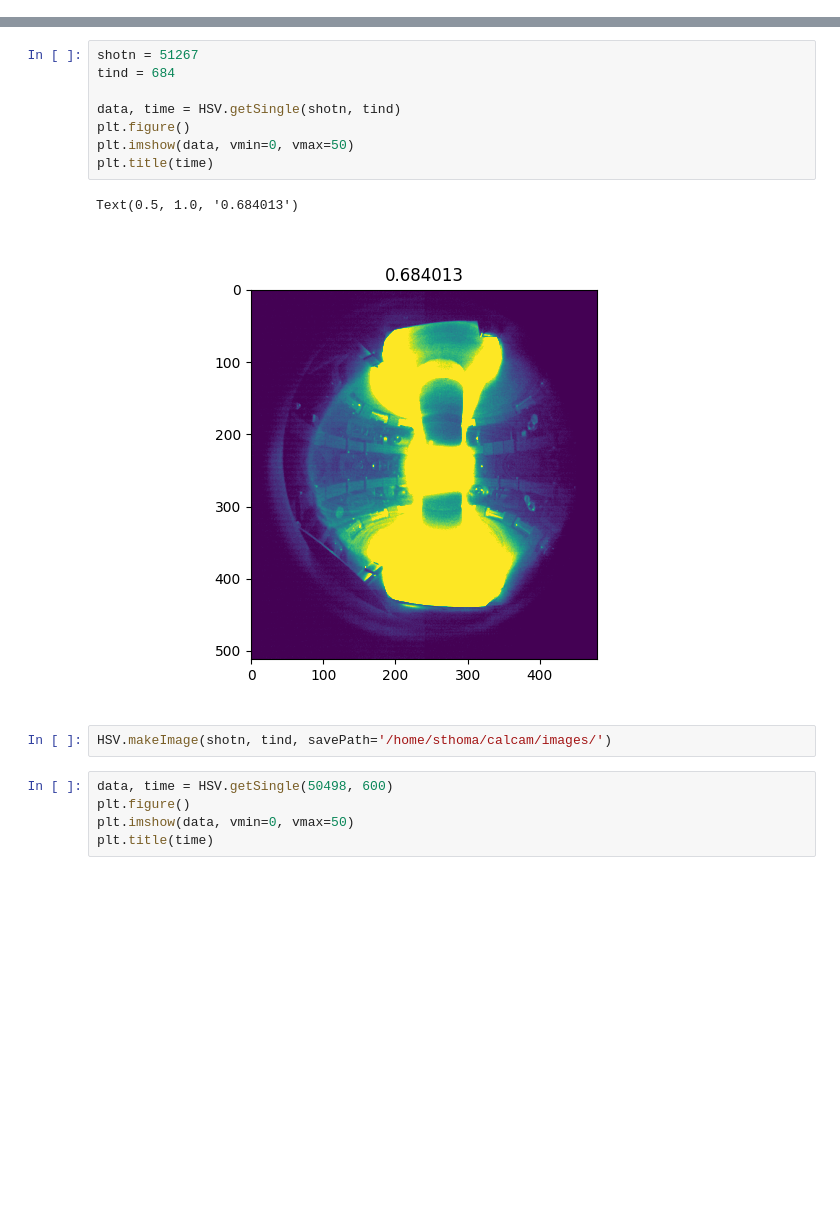
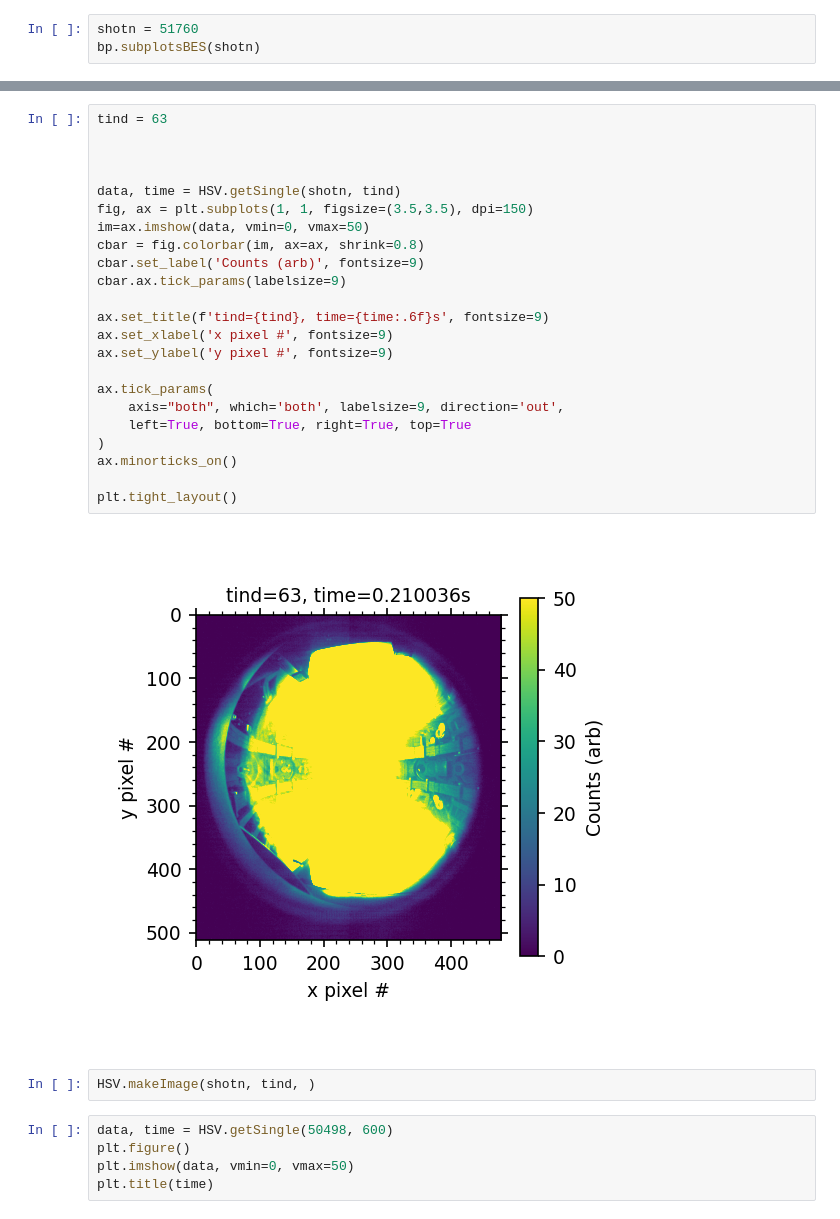
Before and after one commit to JamieDunsmore7/tokamak_inversion_routines, a Jupyter notebook: mastu/Calibration/CalcamImageMaking.ipynb, the cells around one changed output, grey strips where cells are left out. Cells and saved outputs as stored; diff of their text form; blank space fills up the shorter version.

```diff
--- a/mastu/Calibration/CalcamImageMaking.ipynb
+++ b/mastu/Calibration/CalcamImageMaking.ipynb
@@ -8,0 +8,3 @@ import numpy as np
+# %%
+shotn = 51760
+bp.subplotsBES(shotn)
@@ -9,16 +13,30 @@ import numpy as np
 # %%
-shotn = 51267
-tind = 684
+tind = 63
+
+
 
 data, time = HSV.getSingle(shotn, tind)
-plt.figure()
-plt.imshow(data, vmin=0, vmax=50)
-plt.title(time)
+fig, ax = plt.subplots(1, 1, figsize=(3.5,3.5), dpi=150)
+im=ax.imshow(data, vmin=0, vmax=50)
+cbar = fig.colorbar(im, ax=ax, shrink=0.8)
+cbar.set_label('Counts (arb)', fontsize=9)
+cbar.ax.tick_params(labelsize=9)
+
+ax.set_title(f'tind={tind}, time={time:.6f}s', fontsize=9)
+ax.set_xlabel('x pixel #', fontsize=9)
+ax.set_ylabel('y pixel #', fontsize=9)
+
+ax.tick_params(
+    axis="both", which='both', labelsize=9, direction='out',
+    left=True, bottom=True, right=True, top=True
+)
+ax.minorticks_on()
+
+plt.tight_layout()
 # %% [output]
-Text(0.5, 1.0, '0.684013')
-[figure, old version]
+[figure, new version]
 # %%
-HSV.makeImage(shotn, tind, savePath='/home/sthoma/calcam/images/')
+HSV.makeImage(shotn, tind, )
 # %%
 data, time = HSV.getSingle(50498, 600)
 plt.figure()
```
Also changed, not shown: parts of 6 cells of this notebook, 42 other files.
